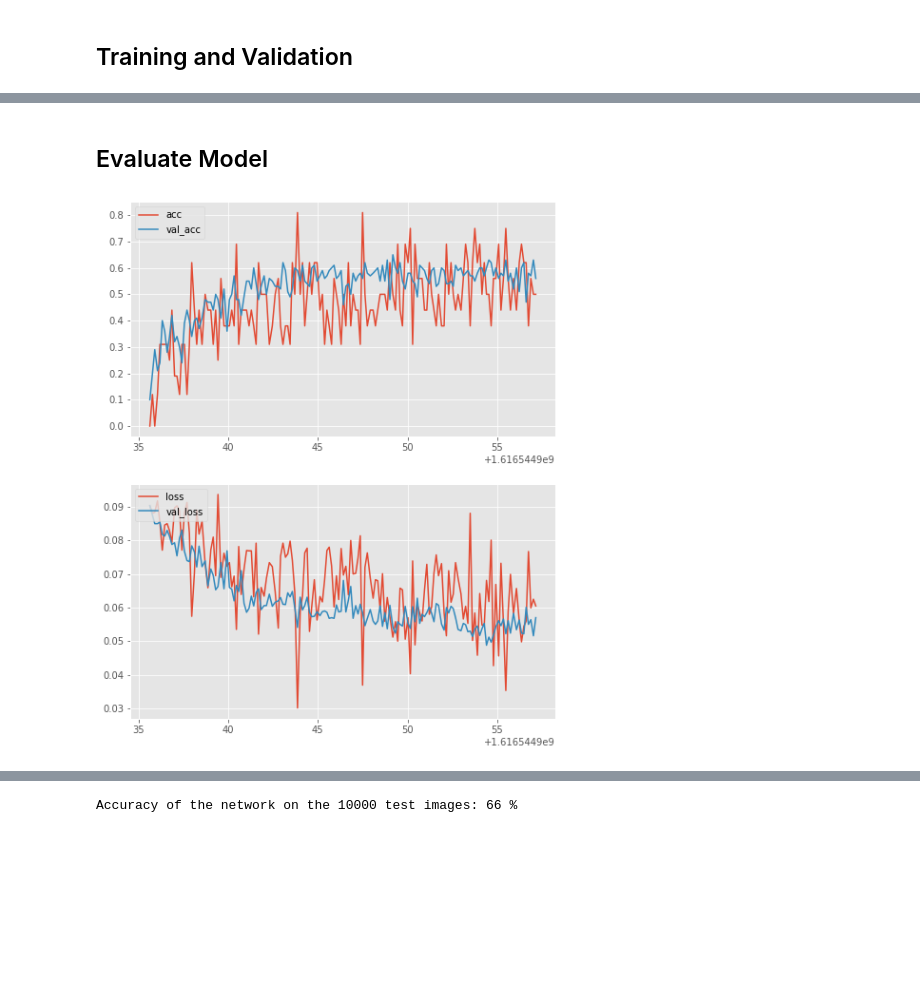
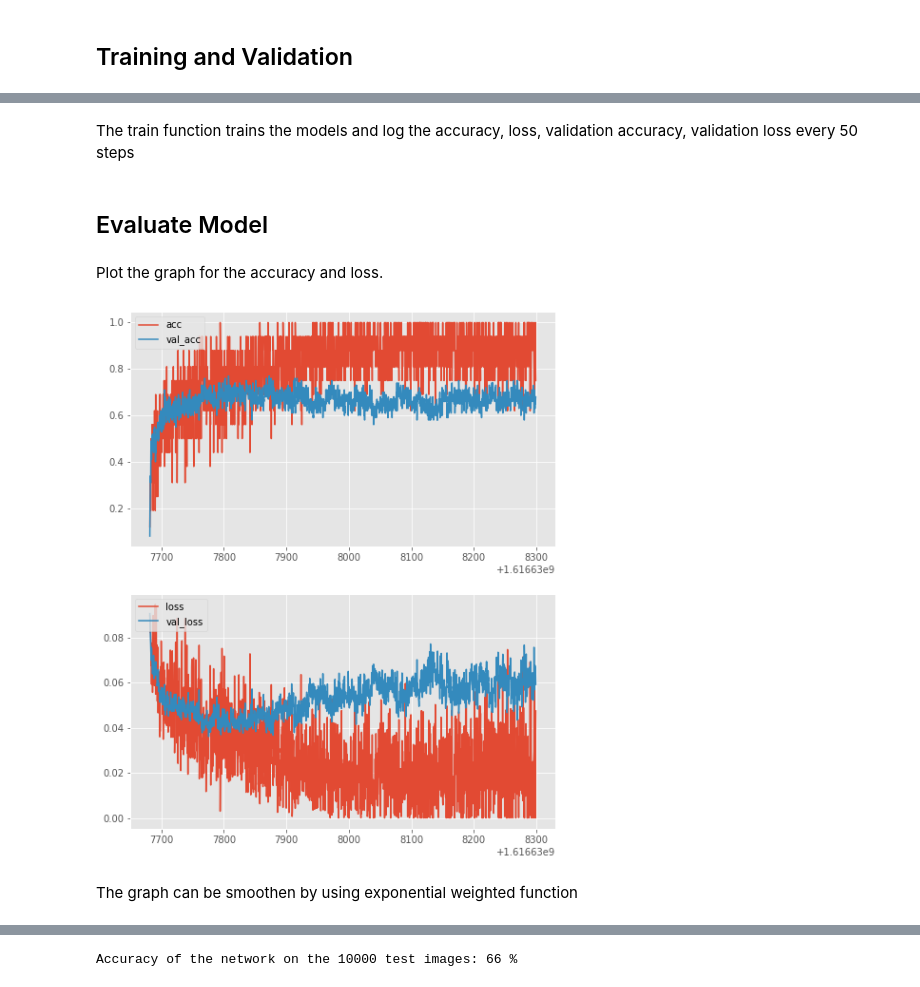
Before and after one commit to weiyutang1010/CIFAR10, a Jupyter notebook: CIFAR10.ipynb, the cells around one changed output, grey strips where cells are left out. Saved outputs shown, nothing was run; the diff lists cells and outputs as text; code cells hidden in the pictures; blank space fills up the shorter version.

Commit message:
Trained with more epochs

```diff
--- a/CIFAR10.ipynb
+++ b/CIFAR10.ipynb
@@ -143,3 +172,5 @@ def test(size=32):
+# %% [markdown]
+The train function trains the models and log the accuracy, loss, validation accuracy, validation loss every 50 steps
 # %%
 import time
 
@@ -167,10 +198,12 @@ PATH = './cifar_net.pth'
 torch.save(net.state_dict(), PATH)
 # %% [markdown]
 ## Evaluate Model
+# %% [markdown]
+Plot the graph for the accuracy and loss.
 # %%
 style.use("ggplot")
 
-model_name = "model-1616544935" # grab whichever model name you want here. We could also just reference the MODEL_NAME if you're in a notebook still.
+model_name = MODEL_NAME
 
 def create_acc_loss_graph(model_name):
     contents = open("model.log", "r").read().split("\n")
@@ -182,34 +215,36 @@ def create_acc_loss_graph(model_name):
     val_accs = []
     val_losses = []
 
     for c in contents:
         if model_name in c:
             name, timestamp, epoch, acc, loss, val_acc, val_loss = c.split(",")
 
             times.append(float(timestamp))
             accuracies.append(float(acc))
             losses.append(float(loss))
 
             val_accs.append(float(val_acc))
             val_losses.append(float(val_loss))
 
 
     fig = plt.figure(figsize=(8,10))
 
     ax1 = plt.subplot2grid((2,1), (0,0))
     ax2 = plt.subplot2grid((2,1), (1,0), sharex=ax1)
 
     ax1.plot(times, accuracies, label="acc")
     ax1.plot(times, val_accs, label="val_acc")
     ax1.legend(loc=2)
     ax2.plot(times,losses, label="loss")
     ax2.plot(times,val_losses, label="val_loss")
     ax2.legend(loc=2)
     plt.show()
 
 create_acc_loss_graph(model_name)
 # %% [output]
-[figure, old version]
+[figure, new version]
+# %% [markdown]
+The graph can be smoothen by using exponential weighted function
 # %%
 def create_acc_loss_graph(model_name):
     style.use('ggplot')
```
Also changed, not shown: parts of 11 cells of this notebook.
